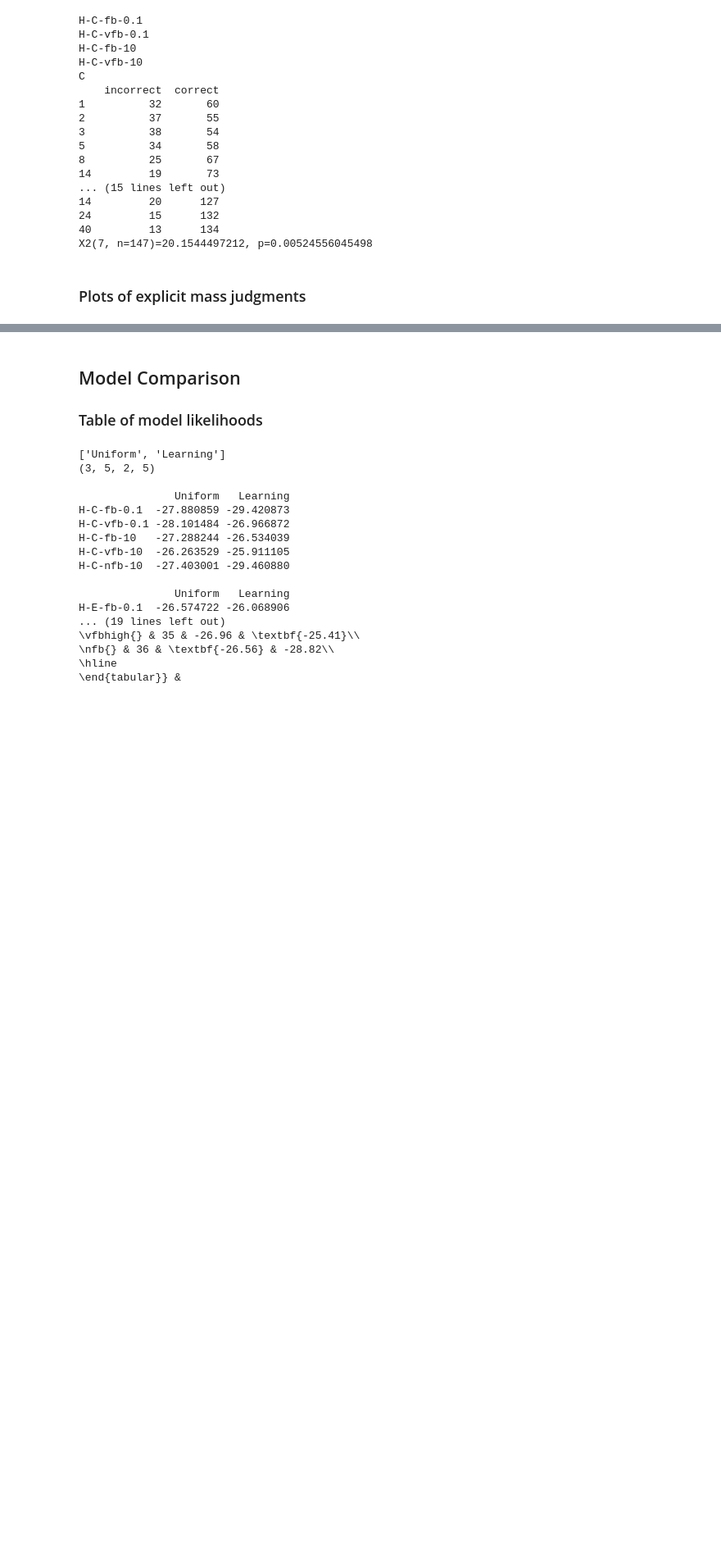
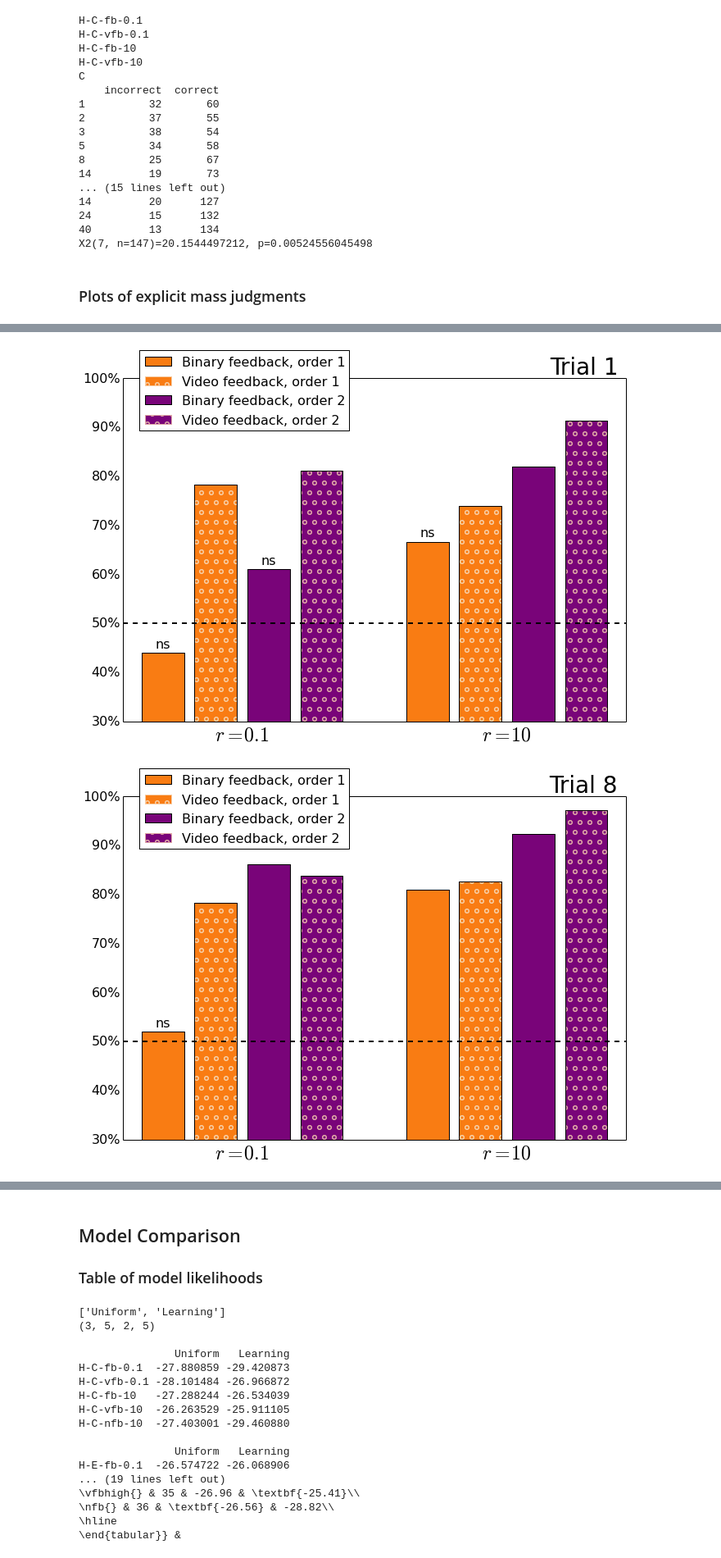
Before and after one commit to berkeley-cocosci/mass-inference, a Jupyter notebook: analysis/analyze-stability-learning.ipynb, the cells around one changed output, grey strips where cells are left out. Shown: that part at 82% size. Saved outputs shown, nothing was run; the diff lists cells and outputs as text; code cells hidden in the pictures; blank space fills up the shorter version.

```diff
--- a/analysis/analyze-stability-learning.ipynb
+++ b/analysis/analyze-stability-learning.ipynb
@@ -369,0 +382,19 @@ at.savefig("../figures/fig3-explicit_mass_judgments", close=False, ext=['pdf'])
+# %%
+infmean = np.empty((len(fbratios), len(orders), len(fbtypes), X.size))
+for cidx, cond in enumerate(conds):
+    if cond not in emj_stats:
+	continue
+    obstype, grp, fbtype, ratio, cb = at.parse_condition(cond)
+    if grp not in orders:
+	continue
+    if fbtype == 'nfb':
+	continue
+    if obstype == 'M':
+	continue
+    mean, lower, upper, sums, n = emj_stats[cond].T
+
+    ridx = fbratios.index(ratio)
+    gidx = groups.index(grp)
+    fidx = fbtypes.index(fbtype)
+
+    infmean[ridx, gidx, fidx] = mean
@@ -369,0 +429,58 @@ at.savefig("../figures/fig3-explicit_mass_judgments", close=False, ext=['pdf'])
+# %%
+for trial in [1, 8, 40]:
+    tidx = list(X).index(trial)
+    plt.figure()
+    for i in xrange(infmean[..., tidx].size):
+	ridx, oidx, fidx = np.unravel_index(i, infmean.shape[:-1])
+	idx = (ridx, oidx, fidx, tidx)
+	order = orders[oidx]
+	fbtype = fbtypes[fidx]
+	ratio = fbratios[ridx]
+
+	kwargs = basekwargs.copy()
+	kwargs.update({
+	    'color': colors.get(order, None),
+	    'label': labels.get((order, fbtype, ratio), None),
+	    'align': 'center',
+	    'hatch': hatches.get(fbtype, None),
+	})
+
+	if kwargs['hatch']:
+	    kwargs['edgecolor'] = lightcolors[kwargs['color']]
+
+	addone = int(ridx == 1)
+	plt.bar(i+addone, infmean[idx], **kwargs)
+
+	if kwargs['hatch']:
+	    plt.bar(i+addone, infmean[idx], color='none', **basekwargs)
+
+	if not infsig[idx]:
+	    plt.text(i+addone, infmean[idx]+0.01, 'ns',
+		     horizontalalignment='center', fontsize=16)
+
+    plt.plot([-0.75, 8.75], [0.5, 0.5], 'k--', linewidth=2)
+
+    plt.legend(fontsize=16, loc='upper left', bbox_to_anchor=(0.02, 1.1))
+    plt.ylim(0.3, 1)
+    plt.xlim(-0.75, 8.75)
+    plt.xticks([1.5, 6.5], ['$r=0.1$', '$r=10$'])
+    plt.yticks(np.arange(0.3, 1.1, 0.1), ["%d%%" % x for x in xrange(30, 110, 10)])
+
+    ax = plt.gca()
+    # no tick marks
+    ax.xaxis.set_ticks_position('none')
+    ax.yaxis.set_ticks_position('none')
+    ax.tick_params(axis='x', labelsize=24)
+    ax.tick_params(axis='y', labelsize=16)
+
+    plt.title("Trial %d" % trial, loc='right',
+	      fontsize=28, position=(0.98, 1))
+
+    fig = plt.gcf()
+    fig.set_figwidth(11)
+    fig.set_figheight(7.5)
+
+    at.savefig("images/explicit_mass_judgments_trial_%d" % trial, close=False, ext=['png', 'pdf', 'svg'])
+# %% [output]
+[figure, added]
+[figure, added]
```
Also changed, not shown: parts of 5 cells of this notebook.
